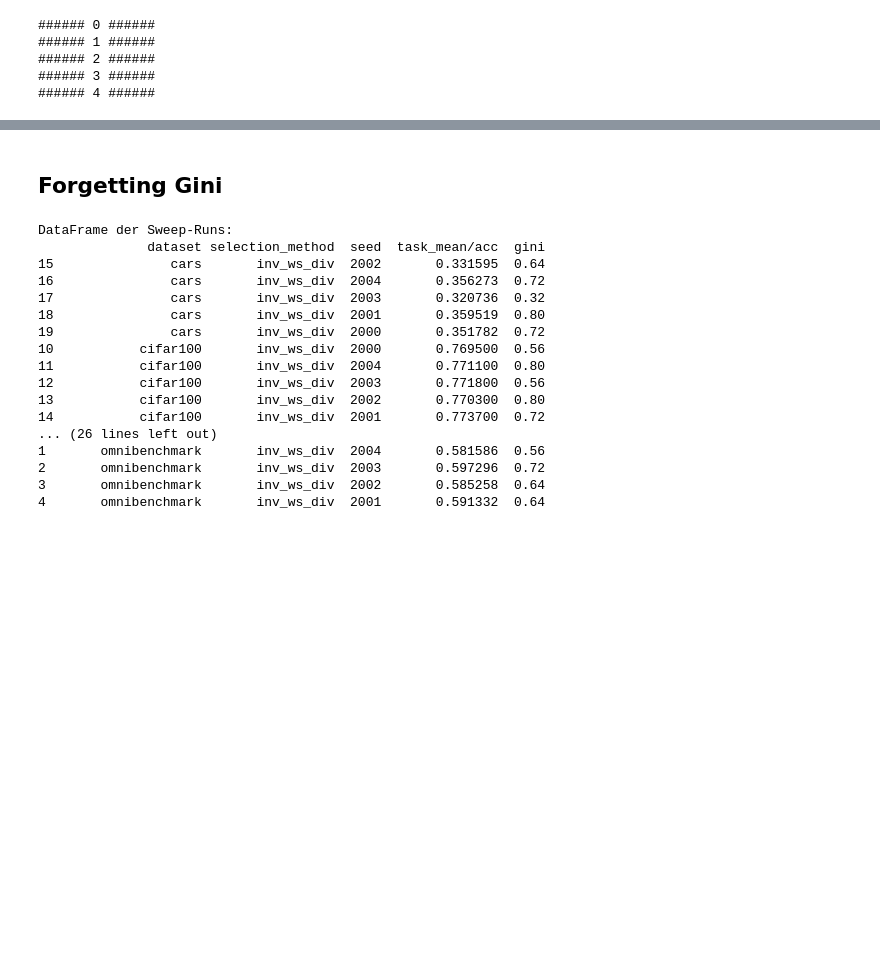
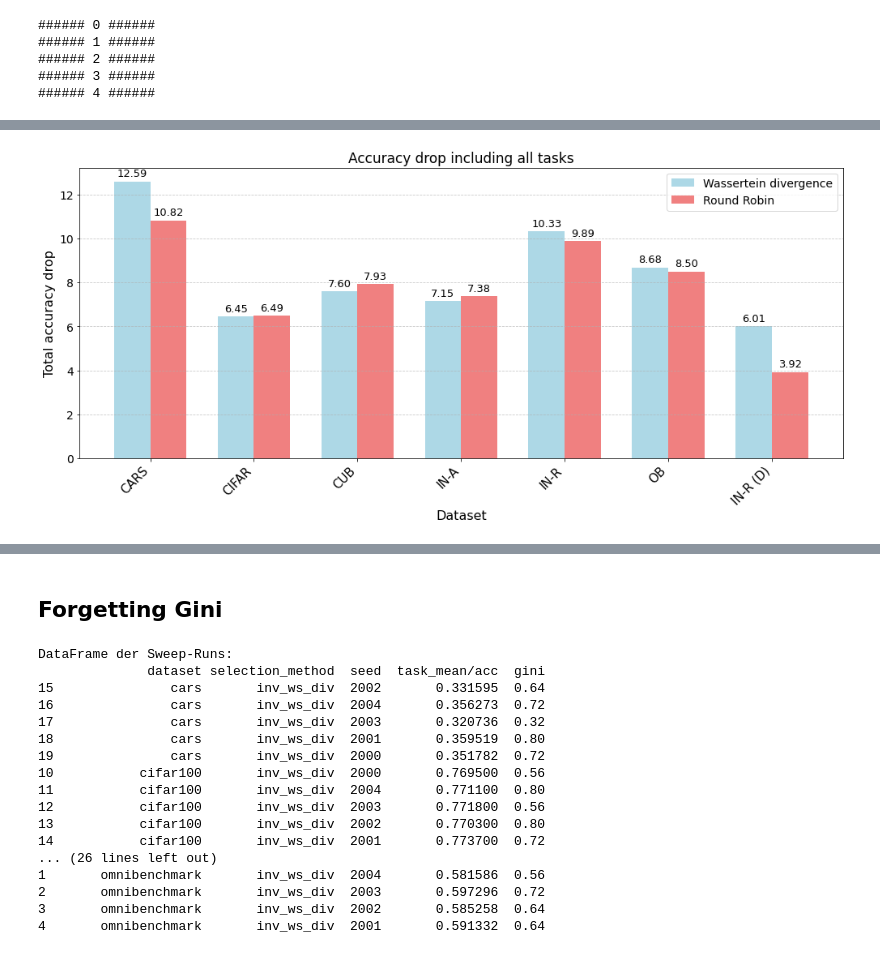
Before and after one commit to aerozonr2/Thesis_Experimente, a Jupyter notebook: LayUp/Graphics.ipynb, the cells around one changed output, grey strips where cells are left out. Saved outputs shown, nothing was run; the diff lists cells and outputs as text; code cells hidden in the pictures; blank space fills up the shorter version.

```diff
--- a/LayUp/Graphics.ipynb
+++ b/LayUp/Graphics.ipynb
@@ -932,0 +1112,94 @@ Die schöne Säulendiagramm-Grafik wurde als 'forgetting.png' gespeichert.
+# %%
+name_mapping = {
+    "cars": "CARS",
+    "cifar100": "CIFAR",
+    "cub": "CUB",
+    "imageneta": "IN-A",
+    "imagenetr": "IN-R",
+    "omnibenchmark": "OB",
+    "dil_imagenetr": "IN-R (D)",
+    "limited_domainnet": "S-DomainNet"
+}
+ws_data['dataset'] = ws_data['dataset'].map(name_mapping)
+around_data["dataset"] = around_data['dataset'].map(name_mapping)
+
+
+ws_data = ws_data[:-1]
+around_data = around_data[:-1]
+# %%
+# Benenne die Spalte "average forgetting" in den DataFrames um, um die Gruppenzugehörigkeit zu kennzeichnen
+df1 = ws_data.rename(columns={'average_forgetting': 'average forgetting WS'})
+df2 = around_data.rename(columns={'average_forgetting': 'average forgetting RR'})
+
+
+
+# Austausch der Daten
+df1['average forgetting WS'] = df1['dataset'].map(rr_total_acc_down)
+df2['average forgetting RR'] = df2['dataset'].map(ws_total_acc_down)
+
+
+
+# Führe die DataFrames basierend auf der Spalte "dataset" zusammen (linker Join, um alle Datasets aus df1 zu behalten)
+df_merged = pd.merge(df1[['dataset', 'average forgetting WS']], df2[['dataset', 'average forgetting RR']], on='dataset', how='left')
+
+# Datasets (Namen für die X-Achse)
+datasets = df_merged["dataset"]
+
+# Werte für die jeweils zwei Säulen pro Dataset
+values1 = df_merged["average forgetting WS"]
+values2 = df_merged["average forgetting RR"]
+
+# Namen für die Legende
+group_labels = ['Wassertein divergence', 'Round Robin']
+
+# Farben für die Säulen
+colors = ['lightblue', 'lightcoral']
+
+# Positionen der Gruppen auf der X-Achse
+x = np.arange(len(datasets))
+width = 0.35  # Breite der Säulen
+
+fig, ax = plt.subplots(figsize=(14, 7))  # Größe der Abbildung angepasst
+
+rects1 = ax.bar(x - width/2, values1, width, label=group_labels[0], color=colors[0])
+rects2 = ax.bar(x + width/2, values2, width, label=group_labels[1], color=colors[1])
+
+# Beschriftungen, Titel und X-Achsenticks mit verbesserter Formatierung
+ax.set_ylabel('Total accuracy drop', fontsize=16)
+ax.set_xlabel('Dataset', fontsize=16)
+ax.set_title('Accuracy drop including all tasks', fontsize=17)
+ax.set_xticks(x)
+ax.set_xticklabels(datasets, fontsize=15, rotation=45, ha='right') # Rotierte Beschriftungen
+ax.legend(fontsize=14)
+ax.grid(axis='y', linestyle='--', alpha=0.7) # Horizontales Gitter für bessere Lesbarkeit
+ax.tick_params(axis='y', labelsize=14)
+
+
+# Füge Wertebeschriftungen zu den Säulen hinzu (optional, für mehr Details)
+def autolabel(rects):
+    """Beschriftet die Säulen mit ihren Werten."""
+    for rect in rects:
+        height = rect.get_height()
+        ax.annotate(f'{height:.2f}',
+                    xy=(rect.get_x() + rect.get_width() / 2, height),
+                    xytext=(0, 3),  # 3 Punkte vertikal versetzt
+                    textcoords="offset points",
+                    ha='center', va='bottom', fontsize=13)
+
+autolabel(rects1)
+autolabel(rects2)
+
+fig.tight_layout(rect=[0, 0, 1, 0.95]) # Anpassung des Layouts für den Titel
+
+# Speichern der Abbildung als PNG-Datei mit höherer Auflösung
+filename = "total_acc_loss.png"
+output_dir = "local_saved_graphics"
+os.makedirs(output_dir, exist_ok=True)
+output_file = os.path.join(output_dir, filename)
+plt.savefig(output_file)
+
+plt.show()
+
+print(f"Die schöne Säulendiagramm-Grafik wurde als '{filename}' gespeichert.")
+# %% [output]
+[figure, added]
```
Also changed, not shown: parts of 18 cells of this notebook, 4 other files.
